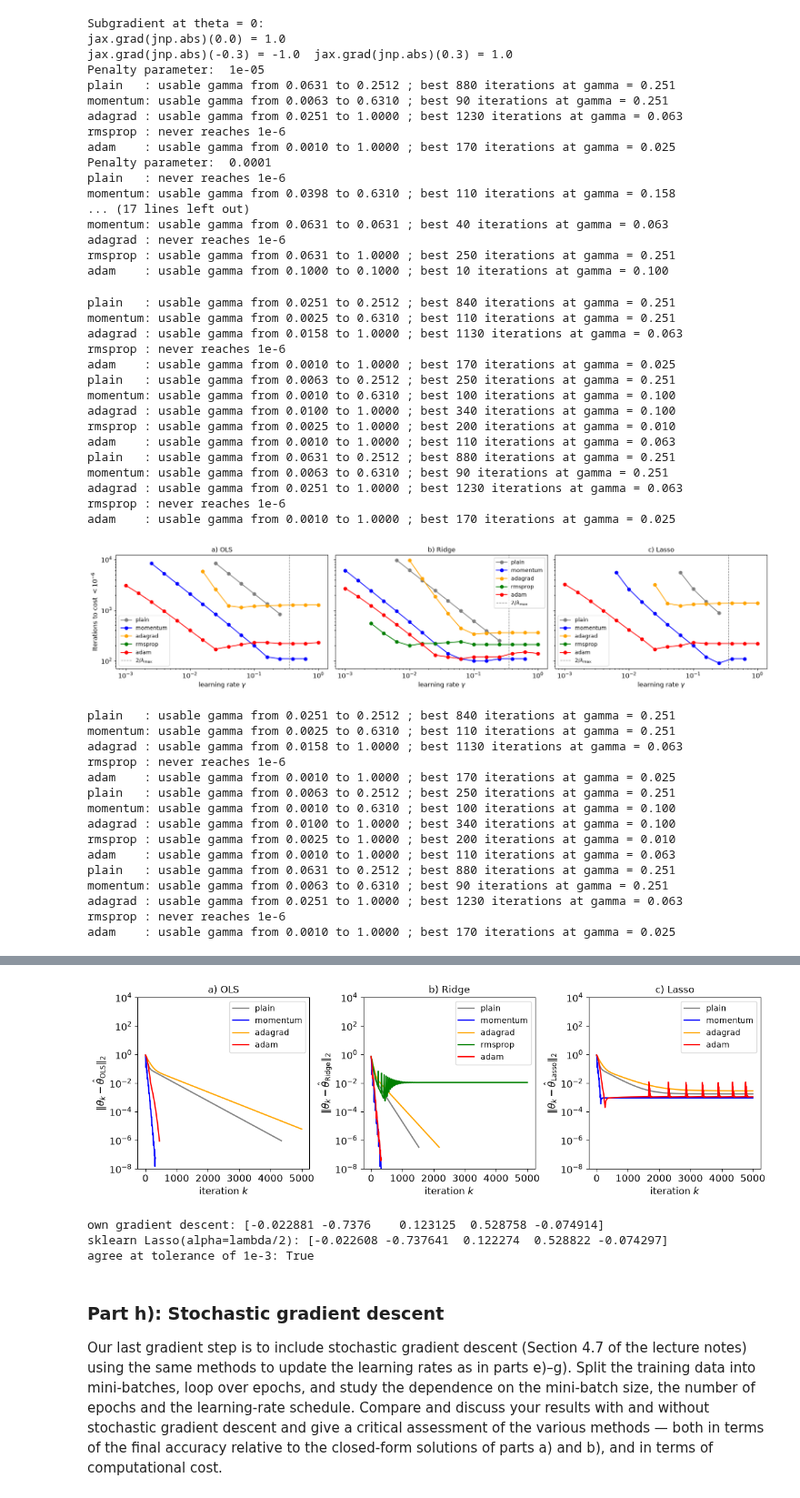
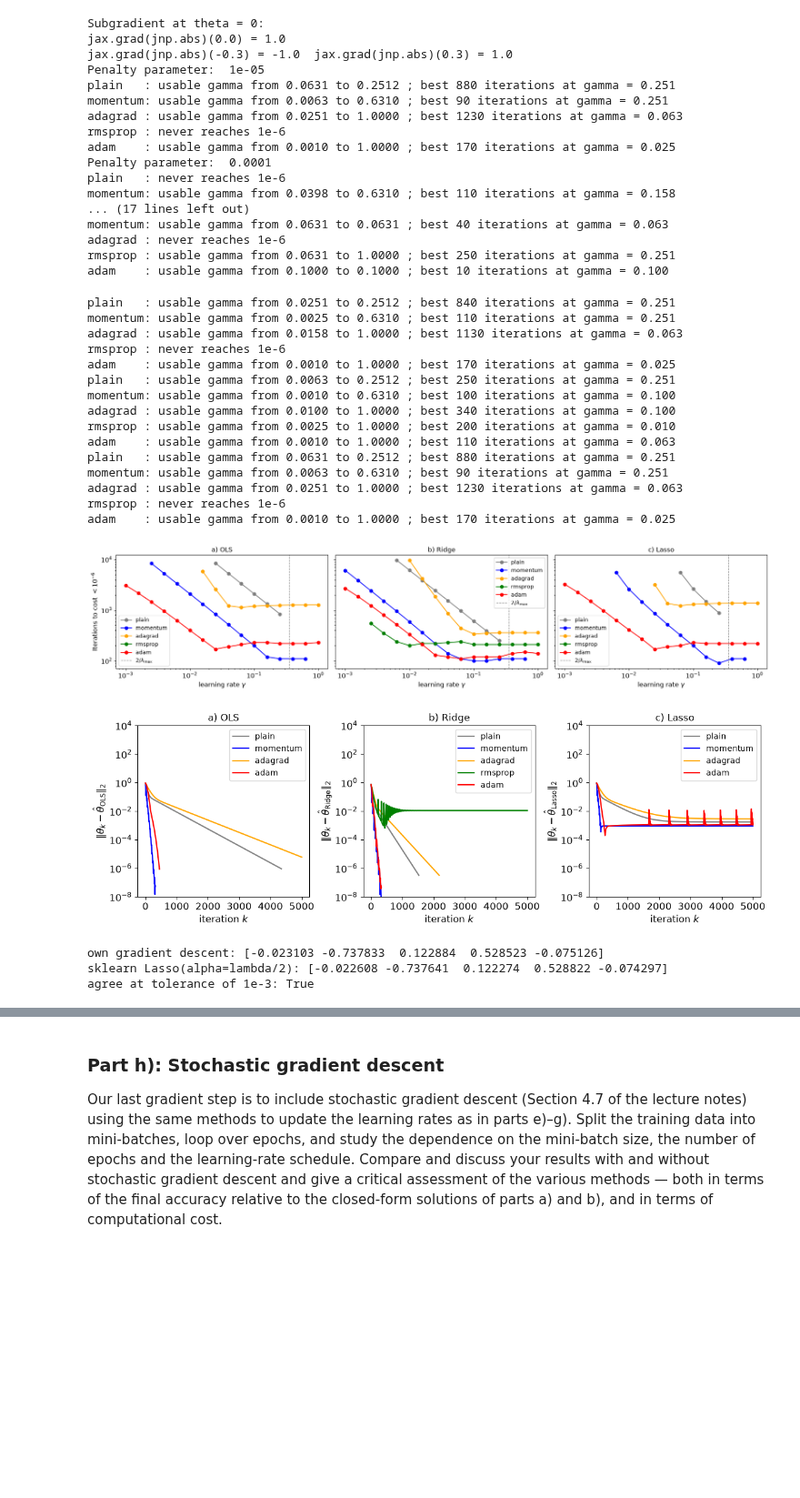
Before and after one commit to lukasMK01/FYS-STK4155, a Jupyter notebook: project_1/wip_project1.ipynb, the cells around one changed output, grey strips where cells are left out. Shown at 91% size. Saved outputs shown, nothing was run; the diff lists cells and outputs as text; code cells hidden in the pictures; blank space fills up the shorter version.

```diff
--- a/project_1/wip_project1.ipynb
+++ b/project_1/wip_project1.ipynb
@@ -1318,60 +1255,6 @@ fig.savefig("project1_taskg1.png", bbox_inches="tight")
 plt.show()
 
 
-#Same figure, but with one column instead of three
-fig, axes = plt.subplots(3,1,figsize=(6, 10),sharex=True)
-# Doing the test for OLS, Ridge, and Lasso regression
-for ax, reg_method, sub in zip(axes, ("OLS","Ridge","Lasso"), ("a","b","c")):
-
-    lmb = optimiser_dict["lmbdas"][reg_method]
-
-    #Finding the closed-form solution
-    if reg_method == "Lasso":
-        theta_cf = Lasso(alpha= lmb / 2.0, fit_intercept=False, max_iter=num_iters,
-                  tol=tol).fit(X, y).coef_
-        cost_cf = cost_lasso(theta_cf, X, y, lam=lmb) #for Lasso, the cost is computed with the Lasso solution from sklearn, since there is no closed form solution for Lasso
-    else:
-        theta_cf = closed_form(X, y, lam=lmb)
-        cost_cf = cost(theta_cf, X, y, lam=lmb)
-
-    eigs = hessian_eigs(X, lam=lmb)
-
-    scan = {}
-    # Looping over the different methods
-    for method in methods:
-        its = []
-        for g in gammas:
-            theta_gd, t, history = gradient_descent(X, y, g, lmb, num_iters, tol, method=method,reg_method=reg_method)
-
-            # Getting the distance to the closed form solution
-            if reg_method == "Lasso":
-                e = np.array([cost_lasso(h, X, y,lam=lmb) - cost_cf for h in history[::10]])
-            else:
-                e = np.array([cost(h, X, y,lam=lmb) - cost_cf for h in history[::10]])
-
-            its.append(int(np.argmax(e < 1e-6)) * 10 if (e < 1e-6).any() else None)
-        scan[method] = its
-        #Finding the usable and best gammas for each method:
-        ok = [(gammas[i], its[i]) for i in range(len(its)) if its[i] is not None]
-        best = min(ok, key=lambda t: t[1]) if ok else None
-        print(f"{method:8s}: usable gamma from {ok[0][0]:.4f} to {ok[-1][0]:.4f}" if ok else f"{method:8s}: never reaches 1e-6",
-            f"; best {best[1]} iterations at gamma = {best[0]:.3f}" if best else "")
-
-        its = np.array([np.nan if k is None else k for k in scan[method]])
-        ax.loglog(gammas, its, "o-", color=optimiser_dict[method]["color"], label=method)
-
-    ax.axvline(2 / eigs.max(), color="gray", ls="--", lw=1, label=r"$2/\lambda_{\max}$")
-    ax.set_ylabel("Iterations to cost $<10^{-6}$", fontsize=12)
-    ax.set_title(f"{sub}) {reg_method}", fontsize=12)
-    ax.legend(fontsize=10)
-    ax.tick_params(axis='both', labelsize=12)
-axes[2].set_xlabel(r"learning rate $\gamma$",fontsize=12)
-fig.tight_layout()
-fig.savefig("project1_taskg1_v2.png", bbox_inches="tight")
-plt.show()
-
-
-
 # Plotting the convergence of gradient descent for different methods and regression types (OLS, Ridge, Lasso) using the best learning rates found in the previous step
 fig, axes = plt.subplots(1,3,figsize=(12, 4))
 for ax, reg_method, sub in zip(axes, ("OLS","Ridge","Lasso"), ("a","b","c")):
@@ -1405,45 +1288,34 @@ for ax, reg_method, sub in zip(axes, ("OLS","Ridge","Lasso"), ("a","b","c")):
 axes[0].set_ylabel(r"$\|{\theta}_k-\hat{{\theta}}_{\mathrm{OLS}}\|_2$", fontsize=12)
 axes[1].set_ylabel(r"$\|{\theta}_k-\hat{{\theta}}_{\mathrm{Ridge}}\|_2$", fontsize=12)
 axes[2].set_ylabel(r"$\|{\theta}_k-\hat{{\theta}}_{\mathrm{Lasso}}\|_2$", fontsize=12)
 fig.tight_layout()
 fig.savefig("project1_taskg2.png", bbox_inches="tight")
 plt.show()
 
 
 
 #Comparing the Lasso gradient descent with the sklearn Lasso solution
 print("own gradient descent:", np.round(theta_gd, 6))
 print("sklearn Lasso(alpha=lambda/2):", np.round(theta_ref, 6))
 print("agree at tolerance of 1e-3:", np.allclose(theta_gd, theta_ref, atol=1e-3))
 # %% [output]
 plain   : usable gamma from 0.0251 to 0.2512 ; best 840 iterations at gamma = 0.251
 momentum: usable gamma from 0.0025 to 0.6310 ; best 110 iterations at gamma = 0.251
 adagrad : usable gamma from 0.0158 to 1.0000 ; best 1130 iterations at gamma = 0.063
 rmsprop : never reaches 1e-6
 adam    : usable gamma from 0.0010 to 1.0000 ; best 170 iterations at gamma = 0.025
 plain   : usable gamma from 0.0063 to 0.2512 ; best 250 iterations at gamma = 0.251
 momentum: usable gamma from 0.0010 to 0.6310 ; best 100 iterations at gamma = 0.100
 adagrad : usable gamma from 0.0100 to 1.0000 ; best 340 iterations at gamma = 0.100
 rmsprop : usable gamma from 0.0025 to 1.0000 ; best 200 iterations at gamma = 0.010
 adam    : usable gamma from 0.0010 to 1.0000 ; best 110 iterations at gamma = 0.063
 plain   : usable gamma from 0.0631 to 0.2512 ; best 880 iterations at gamma = 0.251
 momentum: usable gamma from 0.0063 to 0.6310 ; best 90 iterations at gamma = 0.251
 adagrad : usable gamma from 0.0251 to 1.0000 ; best 1230 iterations at gamma = 0.063
 rmsprop : never reaches 1e-6
 adam    : usable gamma from 0.0010 to 1.0000 ; best 170 iterations at gamma = 0.025
 [figure]
+[figure, new version]
-plain   : usable gamma from 0.0251 to 0.2512 ; best 840 iterations at gamma = 0.251
-momentum: usable gamma from 0.0025 to 0.6310 ; best 110 iterations at gamma = 0.251
-adagrad : usable gamma from 0.0158 to 1.0000 ; best 1130 iterations at gamma = 0.063
-rmsprop : never reaches 1e-6
-adam    : usable gamma from 0.0010 to 1.0000 ; best 170 iterations at gamma = 0.025
-plain   : usable gamma from 0.0063 to 0.2512 ; best 250 iterations at gamma = 0.251
-momentum: usable gamma from 0.0010 to 0.6310 ; best 100 iterations at gamma = 0.100
-adagrad : usable gamma from 0.0100 to 1.0000 ; best 340 iterations at gamma = 0.100
-rmsprop : usable gamma from 0.0025 to 1.0000 ; best 200 iterations at gamma = 0.010
-adam    : usable gamma from 0.0010 to 1.0000 ; best 110 iterations at gamma = 0.063
-plain   : usable gamma from 0.0631 to 0.2512 ; best 880 iterations at gamma = 0.251
-momentum: usable gamma from 0.0063 to 0.6310 ; best 90 iterations at gamma = 0.251
-adagrad : usable gamma from 0.0251 to 1.0000 ; best 1230 iterations at gamma = 0.063
-rmsprop : never reaches 1e-6
-adam    : usable gamma from 0.0010 to 1.0000 ; best 170 iterations at gamma = 0.025
+own gradient descent: [-0.023103 -0.737833  0.122884  0.528523 -0.075126]
+sklearn Lasso(alpha=lambda/2): [-0.022608 -0.737641  0.122274  0.528822 -0.074297]
+agree at tolerance of 1e-3: True
@@ -1451,7 +1322,3 @@ adam    : usable gamma from 0.0010 to 1.0000 ; best 170 iterations at gamma = 0.
-[figure, removed]
-own gradient descent: [-0.022881 -0.7376    0.123125  0.528758 -0.074914]
-sklearn Lasso(alpha=lambda/2): [-0.022608 -0.737641  0.122274  0.528822 -0.074297]
-agree at tolerance of 1e-3: True
 # %% [markdown]
 ### Part h): Stochastic gradient descent
 
```
Also changed, not shown: parts of 22 cells of this notebook.
